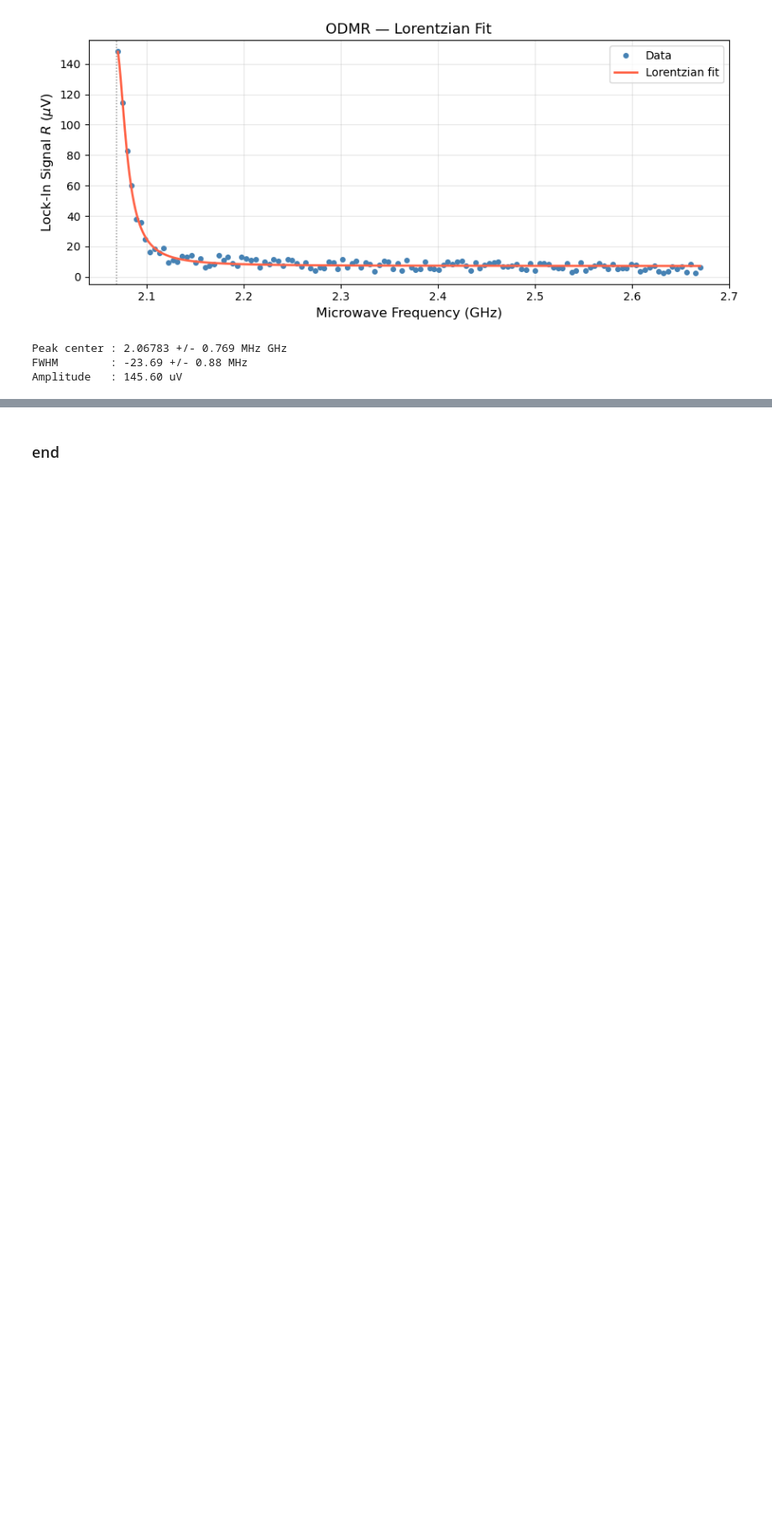
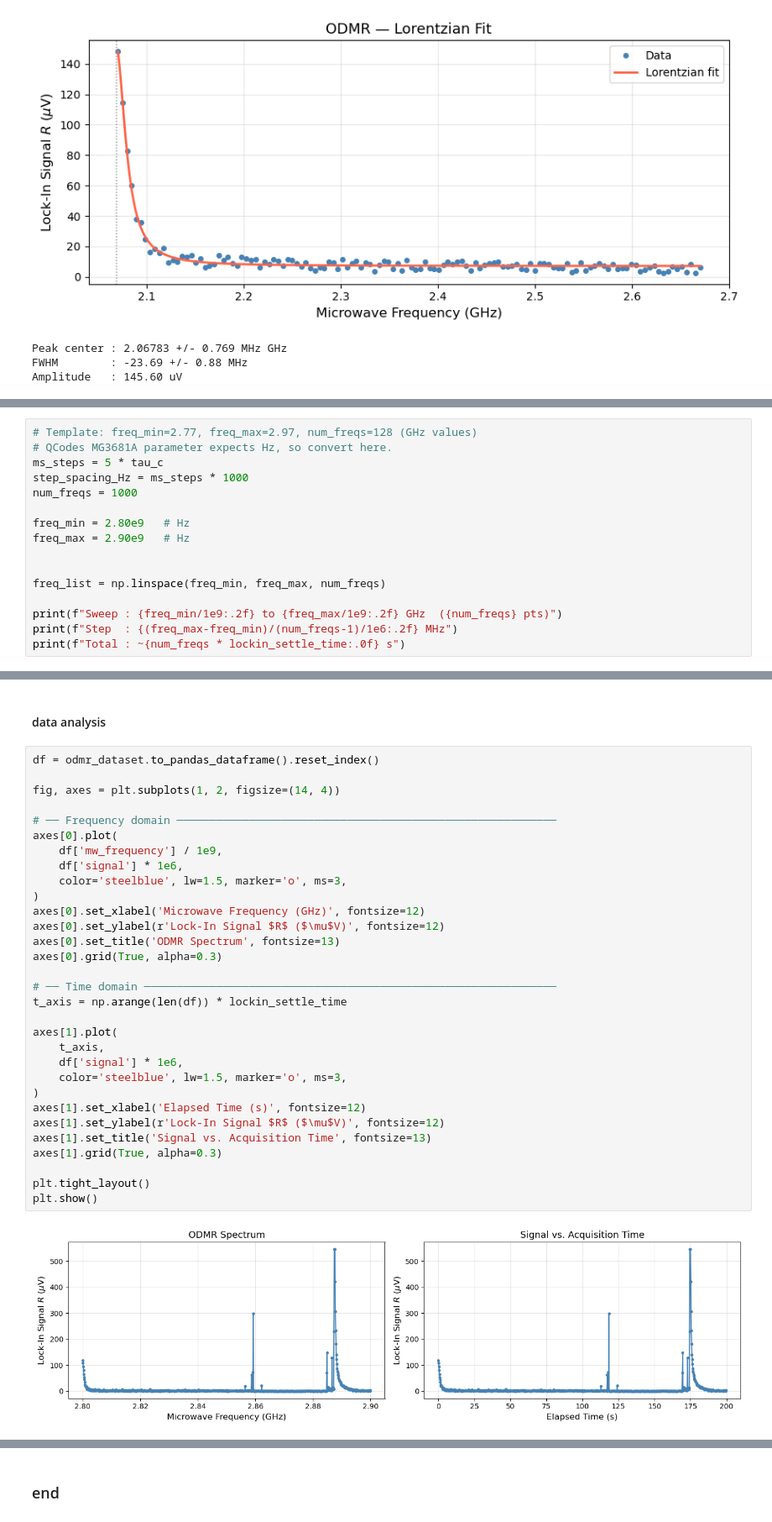
Before and after one commit to emmabacarra/NV-lab, a Jupyter notebook: NV Lab raw Templates 2026/Experiments/Experiment_ODMR.ipynb, the cells around one changed output, grey strips where cells are left out. Shown at 84% size. Cells and saved outputs as stored; diff of their text form; blank space fills up the shorter version.

```diff
--- a/NV Lab raw Templates 2026/Experiments/Experiment_ODMR.ipynb
+++ b/NV Lab raw Templates 2026/Experiments/Experiment_ODMR.ipynb
@@ -915,0 +1184,16 @@ Amplitude   : 145.60 uV
+# %%
+# Template: freq_min=2.77, freq_max=2.97, num_freqs=128 (GHz values)
+# QCodes MG3681A parameter expects Hz, so convert here.
+ms_steps = 5 * tau_c
+step_spacing_Hz = ms_steps * 1000
+num_freqs = 1000
+
+freq_min = 2.80e9   # Hz
+freq_max = 2.90e9   # Hz
+
+
+freq_list = np.linspace(freq_min, freq_max, num_freqs)
+
+print(f"Sweep : {freq_min/1e9:.2f} to {freq_max/1e9:.2f} GHz  ({num_freqs} pts)")
+print(f"Step  : {(freq_max-freq_min)/(num_freqs-1)/1e6:.2f} MHz")
+print(f"Total : ~{num_freqs * lockin_settle_time:.0f} s")
@@ -915,0 +1231,35 @@ Amplitude   : 145.60 uV
+# %% [markdown]
+#### data analysis
+# %%
+df = odmr_dataset.to_pandas_dataframe().reset_index()
+
+fig, axes = plt.subplots(1, 2, figsize=(14, 4))
+
+# ── Frequency domain ──────────────────────────────────────────────────────────
+axes[0].plot(
+    df['mw_frequency'] / 1e9,
+    df['signal'] * 1e6,
+    color='steelblue', lw=1.5, marker='o', ms=3,
+)
+axes[0].set_xlabel('Microwave Frequency (GHz)', fontsize=12)
+axes[0].set_ylabel(r'Lock-In Signal $R$ ($\mu$V)', fontsize=12)
+axes[0].set_title('ODMR Spectrum', fontsize=13)
+axes[0].grid(True, alpha=0.3)
+
+# ── Time domain ───────────────────────────────────────────────────────────────
+t_axis = np.arange(len(df)) * lockin_settle_time
+
+axes[1].plot(
+    t_axis,
+    df['signal'] * 1e6,
+    color='steelblue', lw=1.5, marker='o', ms=3,
+)
+axes[1].set_xlabel('Elapsed Time (s)', fontsize=12)
+axes[1].set_ylabel(r'Lock-In Signal $R$ ($\mu$V)', fontsize=12)
+axes[1].set_title('Signal vs. Acquisition Time', fontsize=13)
+axes[1].grid(True, alpha=0.3)
+
+plt.tight_layout()
+plt.show()
+# %% [output]
+[figure, added]
```
Also changed, not shown: parts of 19 cells of this notebook, 5 other files.
